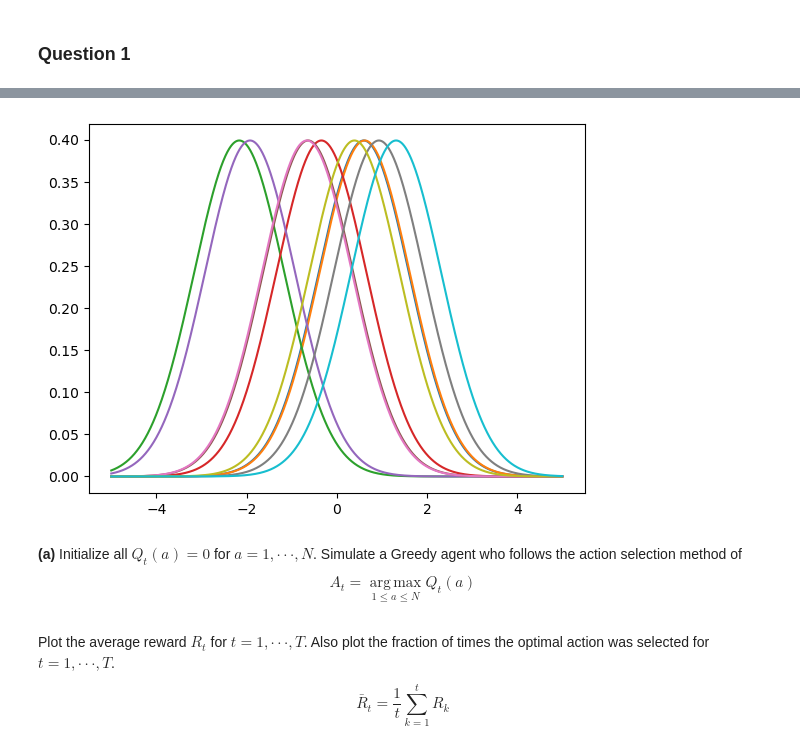
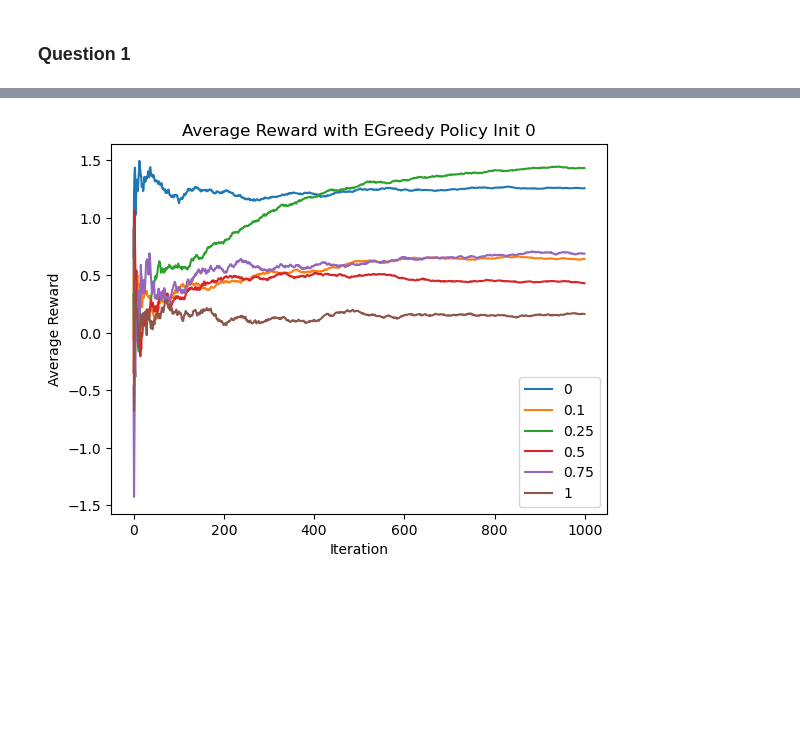
Before and after one commit to ArianaVillegas/ECE495-595, a Jupyter notebook: hw2.ipynb, the cells around one changed output, grey strips where cells are left out. Cells and saved outputs as stored; diff of their text form; code cells hidden in the pictures; blank space fills up the shorter version.

```diff
--- a/hw2.ipynb
+++ b/hw2.ipynb
@@ -16,5 +16,21 @@ from src.armedBandit import ArmedBandit
 from src.policy import *
 # %%
 tf.random.set_seed(2022)
+# %%
+def testPolicy(Policy, n, t, init, scenarios):
+    plt.clf()
+    for eps in scenarios:
+        policy = Policy(eps)
+        bandit = ArmedBandit(n, t, init, policy)
+        bandit.simulate()
+
+        r = bandit.get_reward_steps()
+        plt.plot(range(t), r, label=eps)
+
+    plt.legend()
+    plt.xlabel("Iteration")
+    plt.ylabel('Average Reward')
+    plt.title('Average Reward with {} Policy Init {}'.format(policy.get_name(), init))
+    plt.show()
 # %% [markdown]
 ### Question 1
@@ -26,22 +49,9 @@ $$Q_t(a) = \frac{1}{N_t(a)} \sum_{k=1}^{N_t(a)} R_{t_k (a)}$$
 # %%
 n = 10
 t = 1000
 init = 0
-greedy = Greedy()
-bandit = ArmedBandit(n, t, init, greedy)
-bandit.simulate()
+epsilon = [0, 0.1, 0.25, 0.5, 0.75, 1]
+
+testPolicy(EGreedy, n, t, init, epsilon)
+# %% [output]
+[figure, added]
-# %%
-plt.clf()
-q = bandit.get_dist()
-x_axis = np.arange(-5, 5, 0.01)
-for q_a in q:
-    plt.plot(x_axis, norm.pdf(x_axis, q_a, 1))
-plt.show()
-# %% [output]
-[figure, removed]
-# %% [markdown]
-**(a)** Initialize all $Q_t(a) = 0 $ for $a = 1,··· ,N$. Simulate a Greedy agent who follows the action selection method of
-$$A_t = \operatorname*{arg\,max}_{1 \leq a \leq N} Q_t(a)$$
-# %% [markdown]
-Plot the average reward $R_t$ for $t = 1,··· ,T$. Also plot the fraction of times the optimal action was selected for $t = 1,··· ,T$.
-$$\bar{R}_t = \frac{1}{t} \sum_{k=1}^t R_k$$
```
Also changed, not shown: parts of 20 cells of this notebook, 1 other file.
